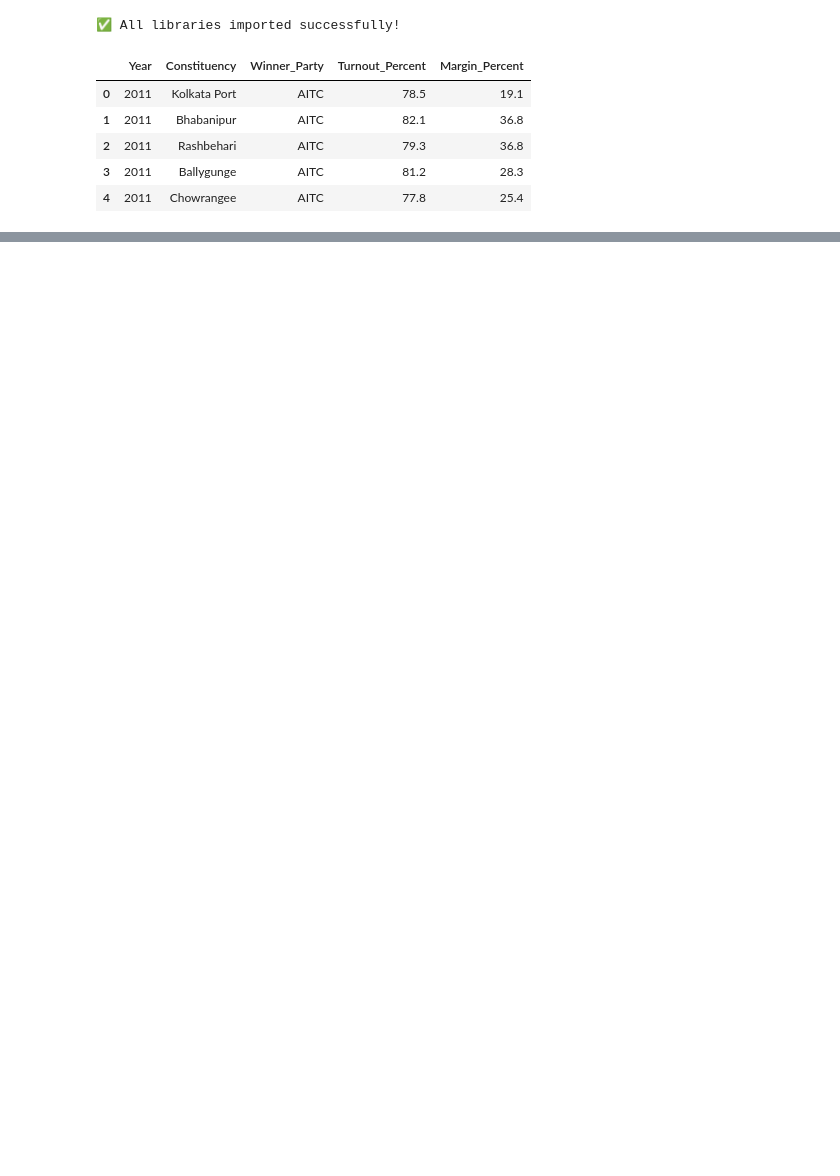
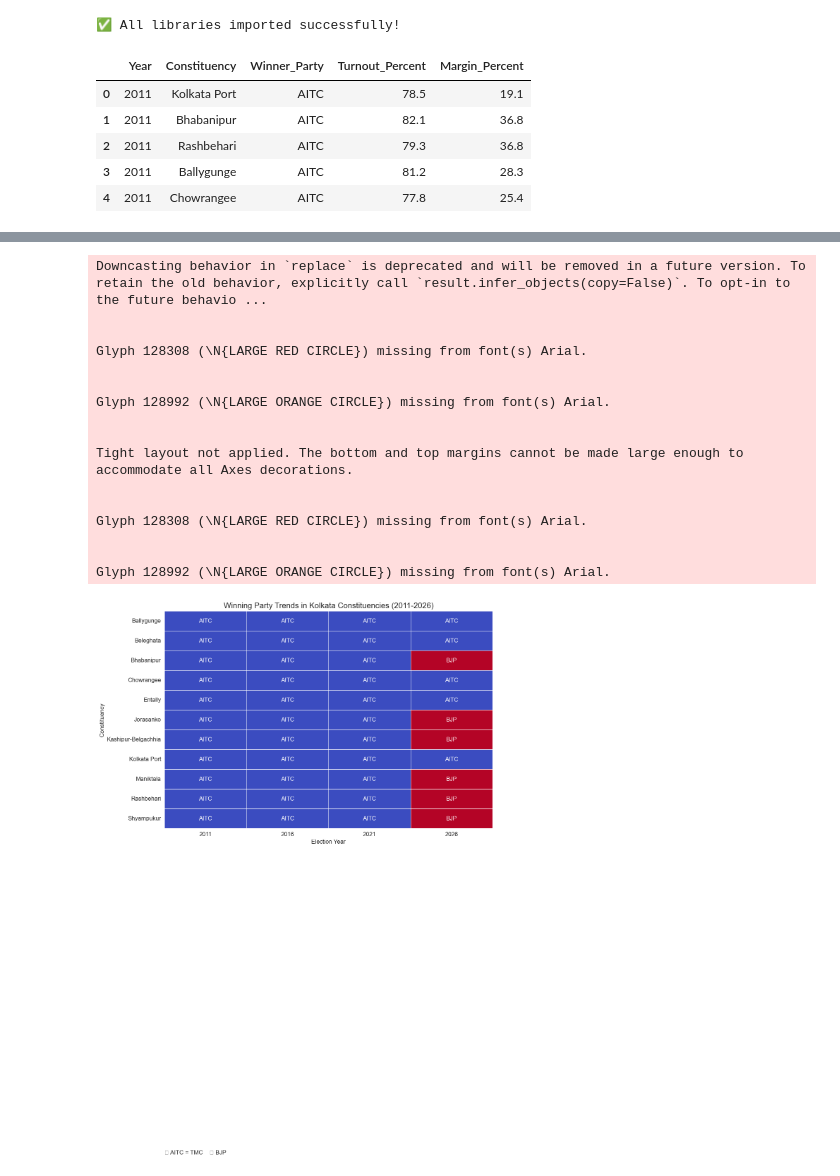
Before and after one commit to Sadiqua-Zama/Vote-Map, a Jupyter notebook: Vote_map.ipynb, the cells around one changed output, grey strips where cells are left out. Saved outputs shown, nothing was run; the diff lists cells and outputs as text; code cells hidden in the pictures; blank space fills up the shorter version.

```diff
--- a/Vote_map.ipynb
+++ b/Vote_map.ipynb
@@ -58,0 +98,42 @@ df.head()
+# %%
+# Winning Party Trends - Fixed Heatmap
+pivot_winner = df.pivot(index='Constituency', columns='Year', values='Winner_Party')
+
+# Create a numerical mapping for coloring
+party_to_num = {'AITC': 1, 'BJP': 2, 'CPM': 3, 'INC': 4}
+pivot_numeric = pivot_winner.replace(party_to_num)
+
+# Plot Heatmap
+plt.figure(figsize=(12, 8))
+ax = sns.heatmap(pivot_numeric, annot=pivot_winner, fmt='',
+                 cmap="coolwarm", linewidths=0.5, cbar=False)
+
+plt.title('Winning Party Trends in Kolkata Constituencies (2011-2026)', fontsize=16)
+plt.ylabel('Constituency')
+plt.xlabel('Election Year')
+
+# Custom legend
+legend_labels = {'AITC': 'All India Trinamool Congress (TMC)',
+                 'BJP': 'Bharatiya Janata Party'}
+plt.text(0, -1.5, "🔴 AITC = TMC    🟠 BJP", fontsize=12, transform=ax.transAxes)
+
+plt.tight_layout()
+plt.show()
+# %% [output]
+Downcasting behavior in `replace` is deprecated and will be removed in a future version. To retain the old behavior, explicitly call `result.infer_objects(copy=False)`. To opt-in to the future behavio ...
+
+
+Glyph 128308 (\N{LARGE RED CIRCLE}) missing from font(s) Arial.
+
+
+Glyph 128992 (\N{LARGE ORANGE CIRCLE}) missing from font(s) Arial.
+
+
+Tight layout not applied. The bottom and top margins cannot be made large enough to accommodate all Axes decorations.
+
+
+Glyph 128308 (\N{LARGE RED CIRCLE}) missing from font(s) Arial.
+
+
+Glyph 128992 (\N{LARGE ORANGE CIRCLE}) missing from font(s) Arial.
+[figure, added]
```
Also changed, not shown: parts of 11 cells of this notebook, 1 other file.
